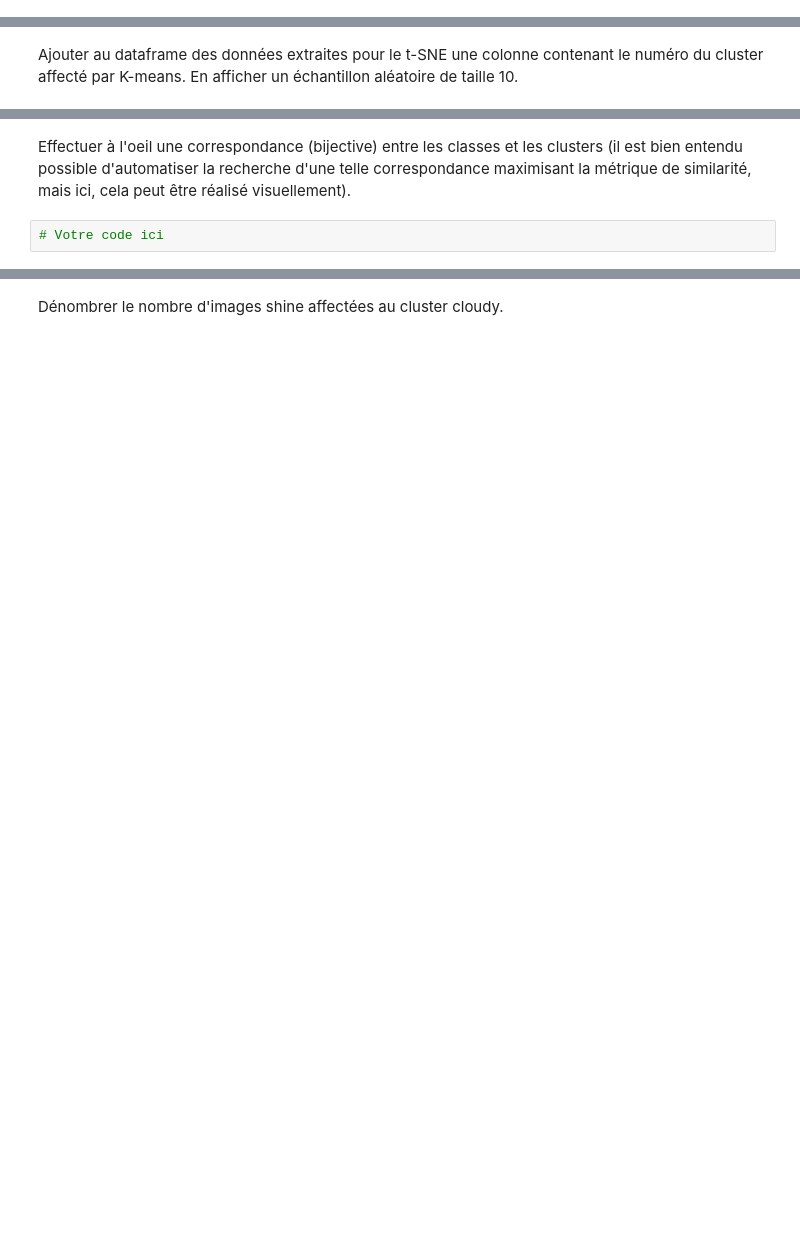
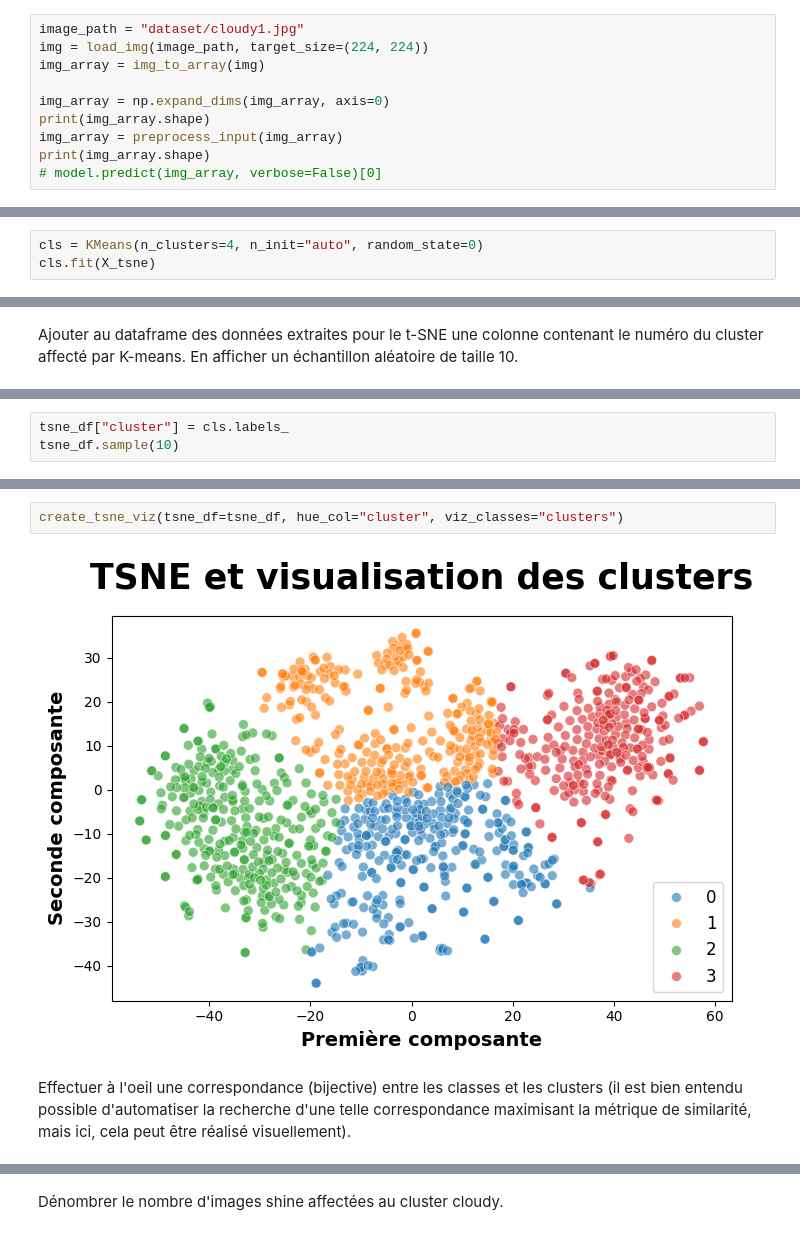
Before and after one commit to BEESPE/pyicv, a Jupyter notebook: 08_cnn-weather-detection/tp-cnn-weather-images_live-coding.ipynb, the cells around one changed output, grey strips where cells are left out. Saved outputs shown, nothing was run; the diff lists cells and outputs as text; blank space fills up the shorter version.

```diff
--- a/08_cnn-weather-detection/tp-cnn-weather-images_live-coding.ipynb
+++ b/08_cnn-weather-detection/tp-cnn-weather-images_live-coding.ipynb
@@ -51,0 +51,10 @@ get_image_label("clodffudy1.png")
+# %%
+image_path = "dataset/cloudy1.jpg"
+img = load_img(image_path, target_size=(224, 224))
+img_array = img_to_array(img)
+
+img_array = np.expand_dims(img_array, axis=0)
+print(img_array.shape)
+img_array = preprocess_input(img_array)
+print(img_array.shape)
+# model.predict(img_array, verbose=False)[0]
@@ -318,0 +313,3 @@ Nous faisons ici le choix de mettre en oeuvre l'algorithme K-means. Mettre en oe
+# %%
+cls = KMeans(n_clusters=4, n_init="auto", random_state=0)
+cls.fit(X_tsne)
@@ -324,0 +324,3 @@ Ajouter au dataframe des données extraites pour le t-SNE une colonne contenant
+# %%
+tsne_df["cluster"] = cls.labels_
+tsne_df.sample(10)
@@ -325,4 +339,6 @@ Ajouter au dataframe des données extraites pour le t-SNE une colonne contenant
+# %%
+create_tsne_viz(tsne_df=tsne_df, hue_col="cluster", viz_classes="clusters")
+# %% [output]
+[figure, added]
 # %% [markdown]
 Effectuer à l'oeil une correspondance (bijective) entre les classes et les clusters (il est bien entendu possible d'automatiser la recherche d'une telle correspondance maximisant la métrique de similarité, mais ici, cela peut être réalisé visuellement).
-# %%
-# Votre code ici
```
Also changed, not shown: parts of 26 cells of this notebook, 2 other files.
